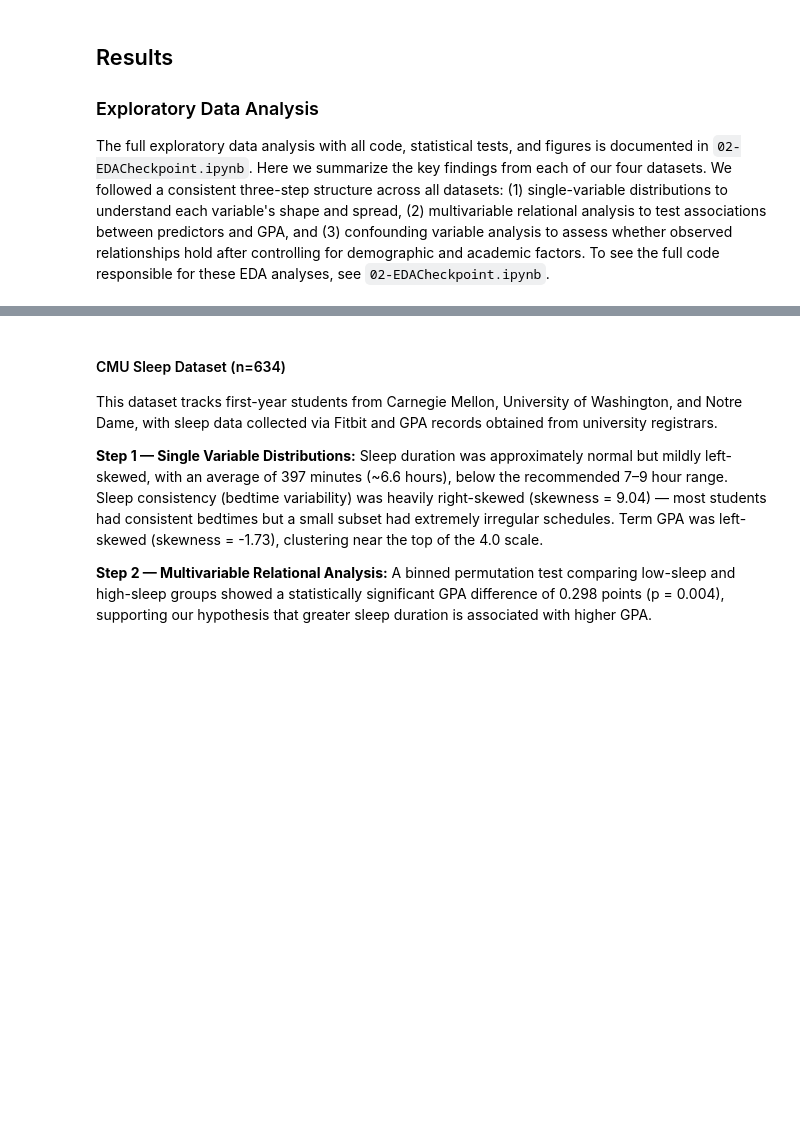
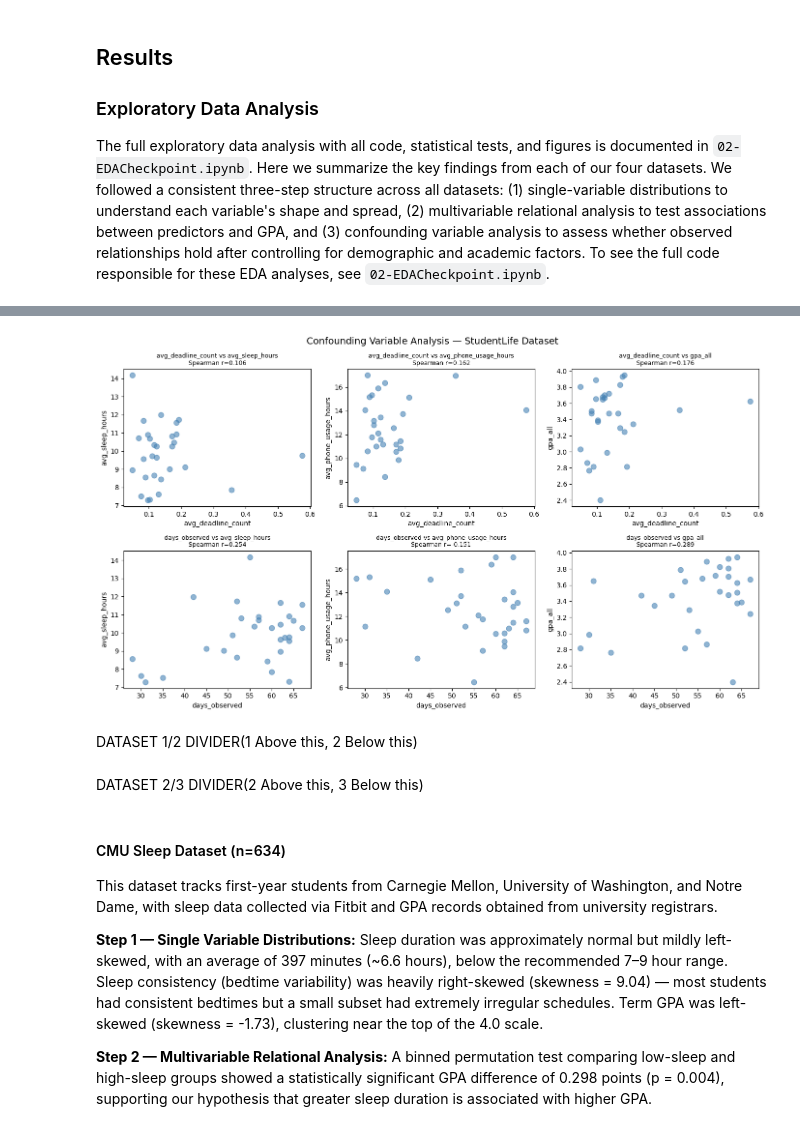
Before and after one commit to AnEpiphanyMaybe/sleep-screen-time-analysis, a Jupyter notebook: 03-FinalProject.ipynb, the cells around one changed output, grey strips where cells are left out. Cells and saved outputs as stored; diff of their text form; code cells hidden in the pictures; blank space fills up the shorter version.

```diff
--- a/03-FinalProject.ipynb
+++ b/03-FinalProject.ipynb
@@ -1024,3 +1056,11 @@ The full exploratory data analysis with all code, statistical tests, and figures
+# %%
+display(Image('results/studentlife_confoundingscatterplots.png'))
+# %% [output]
+[figure, added]
+# %% [markdown]
+DATASET 1/2 DIVIDER(1 Above this, 2 Below this)
+# %% [markdown]
+DATASET 2/3 DIVIDER(2 Above this, 3 Below this)
 # %% [markdown]
 #### CMU Sleep Dataset (n=634)
 
```
Also changed, not shown: parts of 5 cells of this notebook, 6 other files.
